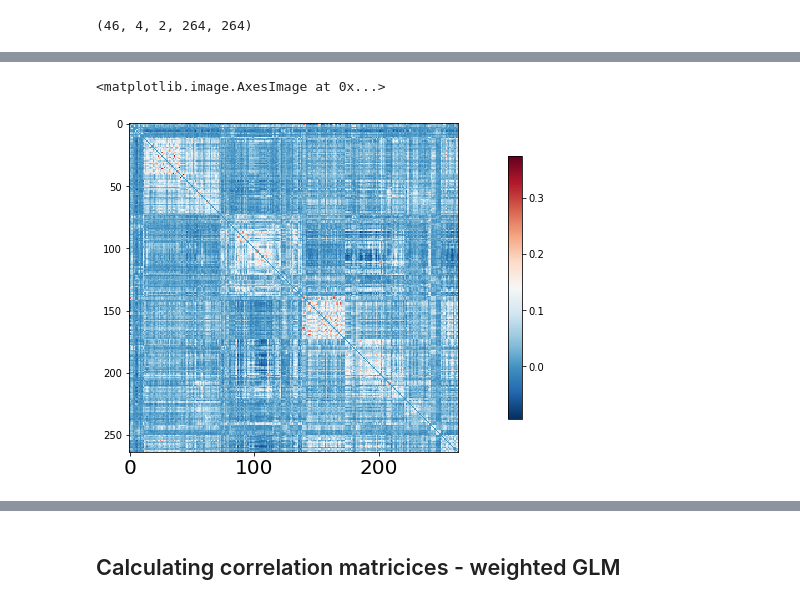
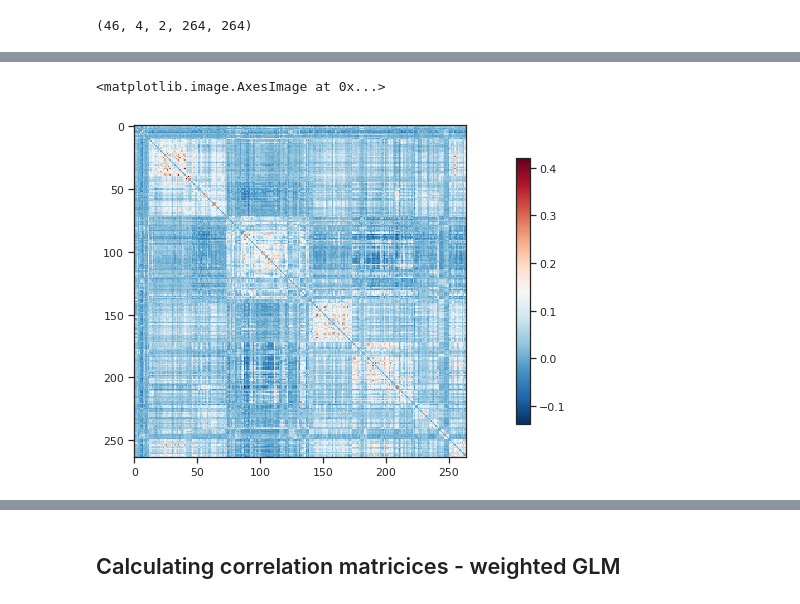
Before and after one commit to kbonna/LearningBrain_networks, a Jupyter notebook: notebooks/glm_connectivity_weighting.ipynb, the cells around one changed output, grey strips where cells are left out. Drawn from its saved outputs; the diff is of its cells as text; code cells hidden in the pictures.

```diff
--- a/notebooks/glm_connectivity_weighting.ipynb
+++ b/notebooks/glm_connectivity_weighting.ipynb
@@ -50,15 +37,0 @@ Calculating correlations (normal way)
-# %%
-correlation_measure = ConnectivityMeasure(kind = 'correlation')
-
-rect_box_hrf = np.array([0 if elem < 0 else elem for elem in box_hrf['1-back']])
-rect_nnz = rect_box_hrf[np.nonzero(rect_box_hrf)]
-
-timeseries_1back = timeseries[rect_box_hrf > 0, :]
-timeseries_1back = (timeseries_1back.T * rect_nnz).T
-
-fc = correlation_measure.fit_transform([timeseries_1back])[0]
-np.fill_diagonal(fc, 0)
-
-correlation_matrix = np.arctanh(fc)
-
-plotting.plot_matrix(correlation_matrix)
@@ -113,0 +66,18 @@ data1.shape
+# %%
+
+
+data0 = np.load(top_dir + 'LearningBrain_correlation_matrices_calculated_in_conn.npy')
+data1 = np.load(top_dir + 'LearningBrain_dualnback_timeseries_acomp_anat_12par_008_25.npy')
+data2 = np.load(top_dir + 'LearningBrain_dualnback_timeseries_acomp_anat_24par_008_25.npy')
+
+data3 = np.load(top_dir + 'LearningBrain_dualnback_timeseries_anat_12par_008_25.npy')
+data4 = np.load(top_dir + 'LearningBrain_dualnback_timeseries_anat_24par_008_25.npy')
+
+data5 = np.load(top_dir + 'LearningBrain_dualnback_timeseries_acompcor_12par_008_25.npy')
+data6 = np.load(top_dir + 'LearningBrain_dualnback_timeseries_acompcor_24par_008_25.npy')
+
+data7 = np.load(top_dir + 'LearningBrain_dualnback_timeseries_acompcor_temp_deriv_12par_008_25.npy')
+data8 = np.load(top_dir + 'LearningBrain_dualnback_timeseries_acompcor_temp_deriv_24par_008_25.npy')
+
+data9 = np.load(top_dir + 'LearningBrain_dualnback_timeseries_acompcor_temp_deriv_24par_008_25_smoothed.npy')
+data10 = np.load(top_dir + 'LearningBrain_dualnback_timeseries_acompcor_24par_008_25_smoothed.npy')
@@ -114,5 +92,7 @@ data1.shape
 # %%
-data = data4
+#from sklearn.covariance import EmpiricalCovariance
+
+data = data3
 
 sub_n = len(data[:, 0, 0, 0])
 ses_n = len(data[0, :, 0, 0])
@@ -142,8 +132,8 @@ correlation_matrices.shape
 # %%
 mean_nback_nor = correlation_matrices.mean(axis = 0)
 
-plotting.plot_matrix(mean_nback_nor[0,0,:,:])
+plotting.plot_matrix(mean_nback_nor[3,0,:,:])
 # %% [output]
 <matplotlib.image.AxesImage at 0x...>
-[figure, old version]
+[figure, new version]
 # %%
```
Also changed, not shown: parts of 64 cells of this notebook, 12 other files.
